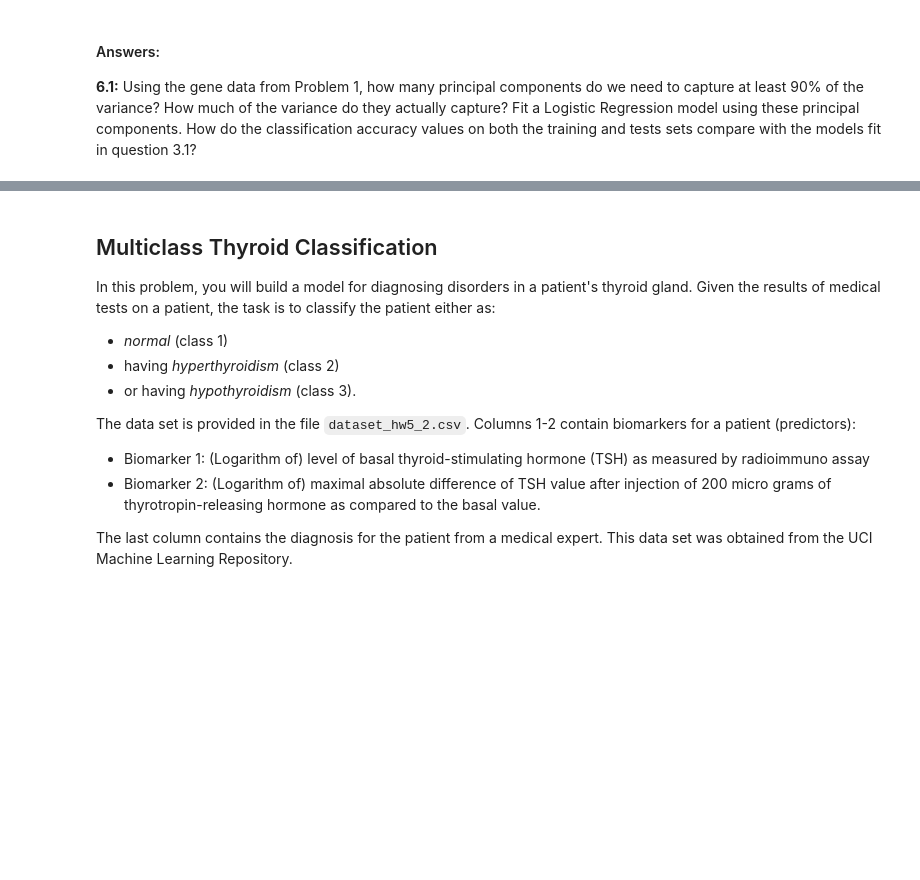
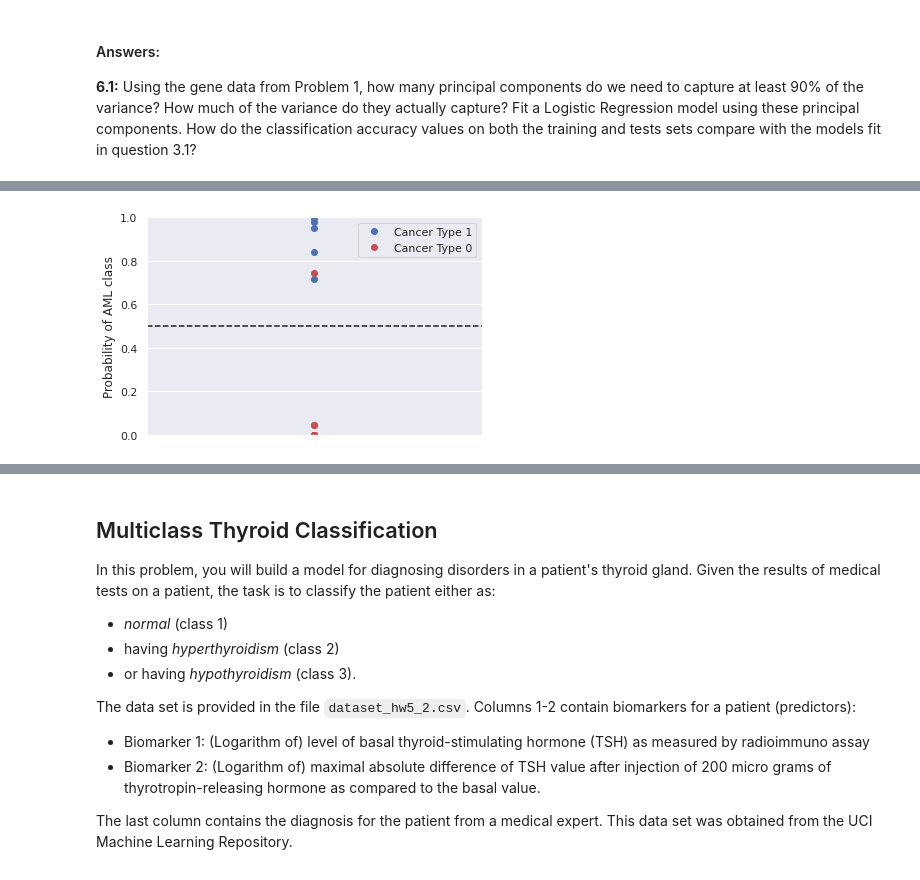
Before and after one commit to lucasresck/foundations-of-data-science, a Jupyter notebook: cs109a_hw5/cs109_hw5.ipynb, the cells around one changed output, grey strips where cells are left out. Drawn from its saved outputs; the diff is of its cells as text; code cells hidden in the pictures; blank space fills up the shorter version.

```diff
--- a/cs109a_hw5/cs109_hw5.ipynb
+++ b/cs109a_hw5/cs109_hw5.ipynb
@@ -531,0 +528,15 @@ Your answer here
+# %%
+pca = PCA().fit(data_train.drop(columns='Cancer_type'))
+
+summation = 0
+number = 0
+for i, variance in enumerate(pca.explained_variance_ratio_):
+    summation += variance
+    if summation >= 0.9:
+        number = i + 1
+        break
+print(('We need the first {} components in order ' +
+       'to explain {:.4f}% of the variance of the data.').format(
+    number,
+    100*sum(pca.explained_variance_ratio_[:number])
+))
@@ -531,0 +545,13 @@ Your answer here
+# %%
+X_train = pca.transform(data_train.drop(columns='Cancer_type'))[:, :number]
+y_train = data_train.Cancer_type.to_numpy()
+X_test = pca.transform(data_test.drop(columns='Cancer_type'))[:, :number]
+y_test = data_test.Cancer_type.to_numpy()
+
+mlr_pca_model = LogisticRegression(C=10000, max_iter=1000).fit(X_train, y_train)
+
+missclassification = mlr_pca_model.predict(X_train) != y_train
+print('Classification accuracy on the training set: {}'.format(1 - missclassification.sum()/len(X_train)))
+
+missclassification = mlr_pca_model.predict(X_test) != y_test
+print('Classification accuracy on the test set: {:.4f}'.format(1 - missclassification.sum()/len(X_test)))
@@ -540,0 +575,6 @@ Your answer here
+# %%
+fig, ax = plt.subplots()
+visualize_prob(mlr_pca_model, X_test, y_test, ax)
+plt.show()
+# %% [output]
+[figure, added]
```
Also changed, not shown: parts of 13 cells of this notebook.
